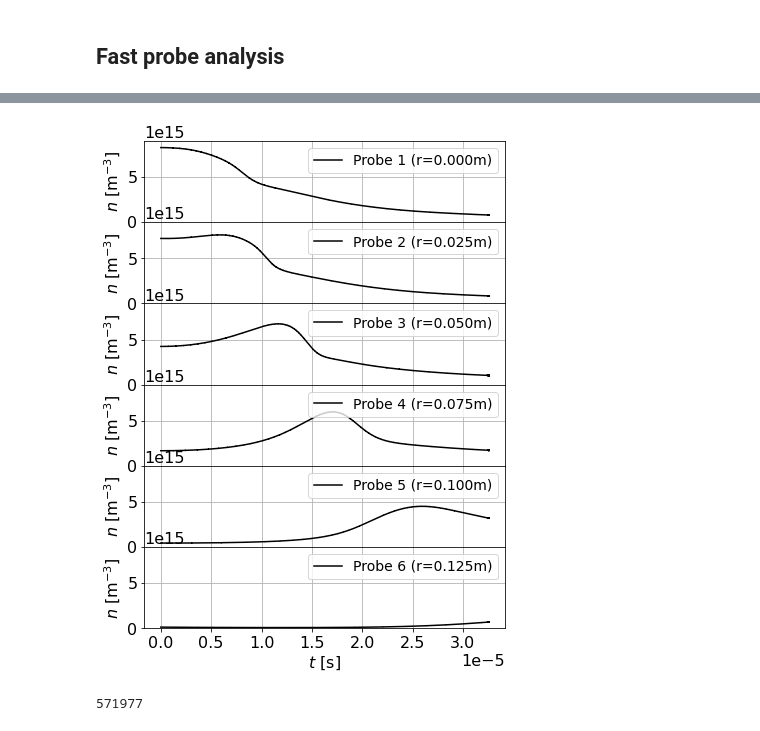
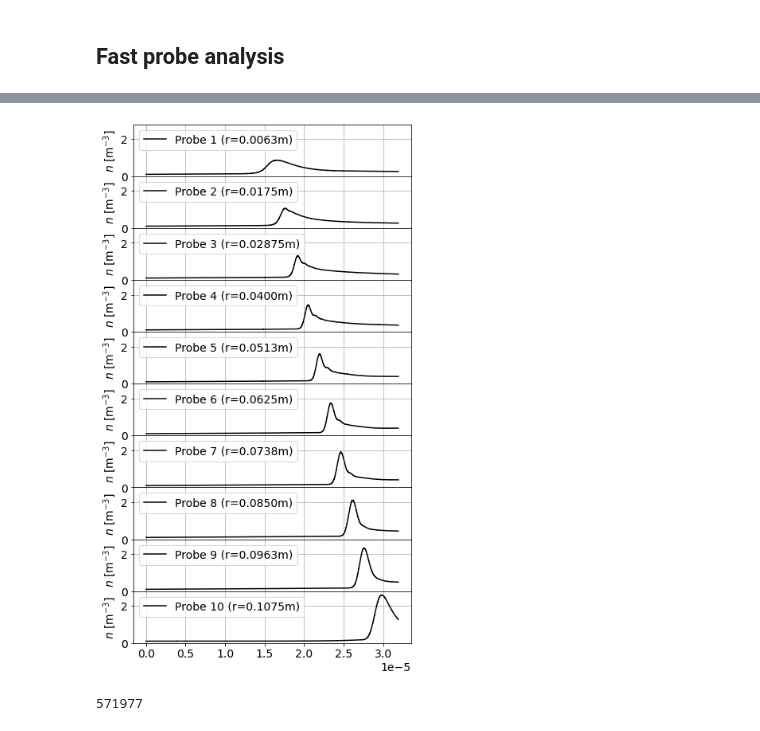
Before and after one commit to runehoejlund/north-simulation, a Jupyter notebook: data_analysis_Asbjorn.ipynb, the cells around one changed output, grey strips where cells are left out. Cells and saved outputs as stored; diff of their text form; code cells hidden in the pictures.

```diff
--- a/data_analysis_Asbjorn.ipynb
+++ b/data_analysis_Asbjorn.ipynb
@@ -9,7 +9,7 @@ from boutdata.data import BoutData
 from boututils.datafile import DataFile
 from scipy import signal
 
-path        = './shared/NORTH/data_5151457/'
+path        = './shared/NORTH/data_5151993/'
 bdata = BoutData(path)
 outputs = bdata['outputs']
 options = bdata['options']
@@ -201,3 +208,6 @@ plot_cyl_data(data['wall_shadow'][ :, :, :].squeeze(), cbarlabel=r'$n \,\, [\mat
+# %%
+job_id = '5151993'
+fig.savefig('./plots/' + job_id + 'without_colorbar.png', dpi=600)
 # %%
 # Method to change the contour data points
 def animate(i):
@@ -263,54 +319,88 @@ corr56 /= np.max(corr56)
 # %%
-fig, ax  = plt.subplots(6, 1, figsize=(6, 8))
+fig, ax  = plt.subplots(10, 1, figsize=(6, 10))
+
+#t = t[:-7302]
 
 font = {'family' : 'normal',
         'weight' : 'normal',
         'size'   : 14}
 
 plt.rc('font', **font)
 
-p0 = ax[0].plot(t,probe_1,'k', label="Probe 1 (r=0.000m)")
-p1 = ax[1].plot(t,probe_2,'k', label="Probe 2 (r=0.025m)")
-p2 = ax[2].plot(t,probe_3,'k', label="Probe 3 (r=0.050m)")
-p3 = ax[3].plot(t,probe_4,'k', label="Probe 4 (r=0.075m)")
-p4 = ax[4].plot(t,probe_5,'k', label="Probe 5 (r=0.100m)")
-p5 = ax[5].plot(t,probe_6,'k', label="Probe 6 (r=0.125m)")
+p0 = ax[0].plot(t,probe_1/1e17,'k', label="Probe 1 (r=0.0063m)")
+p1 = ax[1].plot(t,probe_2/1e17,'k', label="Probe 2 (r=0.0175m)")
+p2 = ax[2].plot(t,probe_3/1e17,'k', label="Probe 3 (r=0.02875m)")
+p3 = ax[3].plot(t,probe_4/1e17,'k', label="Probe 4 (r=0.0400m)")
+p4 = ax[4].plot(t,probe_5/1e17,'k', label="Probe 5 (r=0.0513m)")
+p5 = ax[5].plot(t,probe_6/1e17,'k', label="Probe 6 (r=0.0625m)")
+p6 = ax[6].plot(t,probe_7/1e17,'k', label="Probe 7 (r=0.0738m)")
+p7 = ax[7].plot(t,probe_8/1e17,'k', label="Probe 8 (r=0.0850m)")
+p8 = ax[8].plot(t,probe_9/1e17,'k', label="Probe 9 (r=0.0963m)")
+p9 = ax[9].plot(t,probe_10/1e17,'k', label="Probe 10 (r=0.1075m)")
+#p10 = ax[10].plot(t,probe_11/1e17,'k', label="Probe 11 (r=0.1188m)")
 
 ax[5].set_xlabel('$t \ \mathrm{[s]}$')
 
 ax[0].set_ylabel('$n \ \mathrm{[m^{-3}]}$')
 ax[1].set_ylabel('$n \ \mathrm{[m^{-3}]}$')
 ax[2].set_ylabel('$n \ \mathrm{[m^{-3}]}$')
 ax[3].set_ylabel('$n \ \mathrm{[m^{-3}]}$')
 ax[4].set_ylabel('$n \ \mathrm{[m^{-3}]}$')
 ax[5].set_ylabel('$n \ \mathrm{[m^{-3}]}$')
+ax[6].set_ylabel('$n \ \mathrm{[m^{-3}]}$')
+ax[7].set_ylabel('$n \ \mathrm{[m^{-3}]}$')
+ax[8].set_ylabel('$n \ \mathrm{[m^{-3}]}$')
+ax[9].set_ylabel('$n \ \mathrm{[m^{-3}]}$')
+#ax[10].set_ylabel('$n \ \mathrm{[m^{-3}]}$')
 
-ax[0].set_ylim(0,0.9e16)
-ax[1].set_ylim(0,0.9e16)
-ax[2].set_ylim(0,0.9e16)
-ax[3].set_ylim(0,0.9e16)
-ax[4].set_ylim(0,0.9e16)
-ax[5].set_ylim(0,0.9e16)
+y_max = 2.8
 
-ax[0].legend(loc='upper right')
-ax[1].legend(loc='upper right')
-ax[2].legend(loc='upper right')
-ax[3].legend(loc='upper right')
-ax[4].legend(loc='upper right')
-ax[5].legend(loc='upper right')
+ax[0].set_ylim(0,y_max)
+ax[1].set_ylim(0,y_max)
+ax[2].set_ylim(0,y_max)
+ax[3].set_ylim(0,y_max)
+ax[4].set_ylim(0,y_max)
+ax[5].set_ylim(0,y_max)
+ax[6].set_ylim(0,y_max)
+ax[7].set_ylim(0,y_max)
+ax[8].set_ylim(0,y_max)
+ax[9].set_ylim(0,y_max)
+#ax[10].set_ylim(0,y_max)
+
+
+ax[0].legend(loc='upper left')
+ax[1].legend(loc='upper left')
+ax[2].legend(loc='upper left')
+ax[3].legend(loc='upper left')
+ax[4].legend(loc='upper left')
+ax[5].legend(loc='upper left')
+ax[6].legend(loc='upper left')
+ax[7].legend(loc='upper left')
+ax[8].legend(loc='upper left')
+ax[9].legend(loc='upper left')
+#ax[10].legend(loc='upper left')
 
 fig.tight_layout()
 
 ax[0].grid()
 ax[1].grid()
 ax[2].grid()
 ax[3].grid()
 ax[4].grid()
 ax[5].grid()
+ax[6].grid()
+ax[7].grid()
+ax[8].grid()
+ax[9].grid()
+#ax[10].grid()
+
 
 plt.subplots_adjust(hspace=.0)
+# plt.tight_layout()
+fig.savefig('./plots/' + job_id + 'probe_data.pdf', format='pdf', bbox_inches="tight")
+fig.savefig('./plots/' + job_id + 'probe_data.png', dpi=600)
 # %% [output]
-[figure, old version]
+[figure, new version]
 # %%
 def get_color(n, n_tot):
     cmap = plt.get_cmap('YlOrRd')
```
Also changed, not shown: parts of 17 cells of this notebook, 4 other files.
